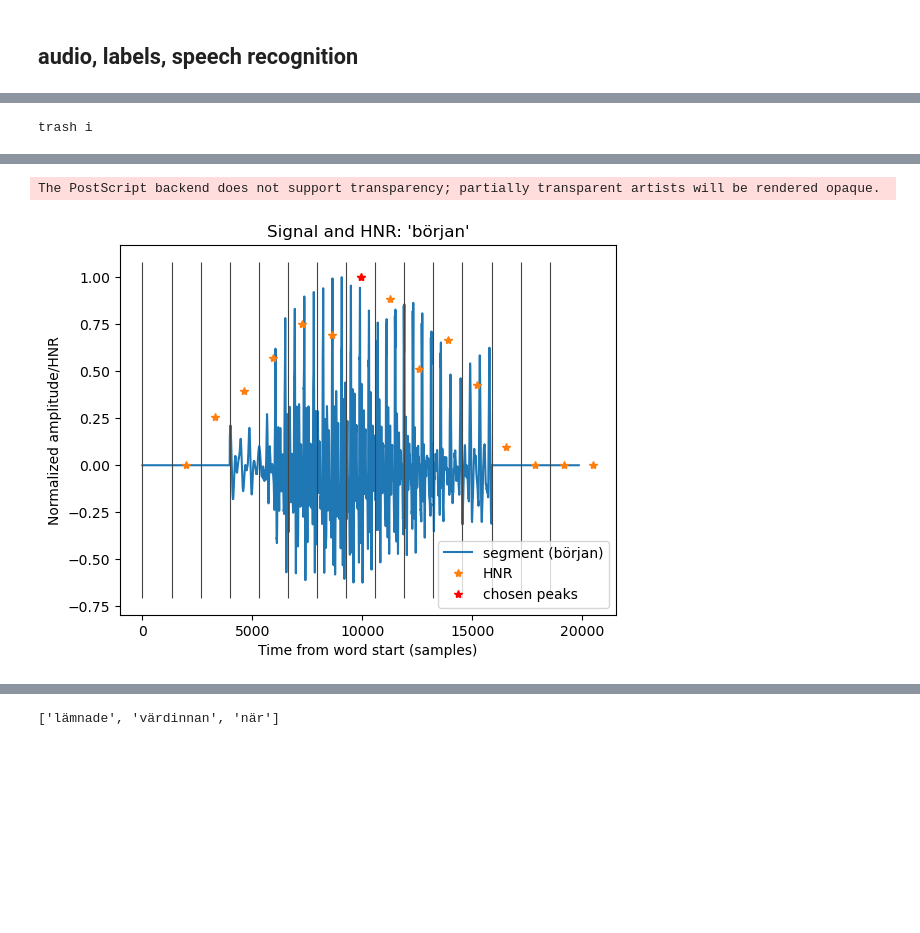
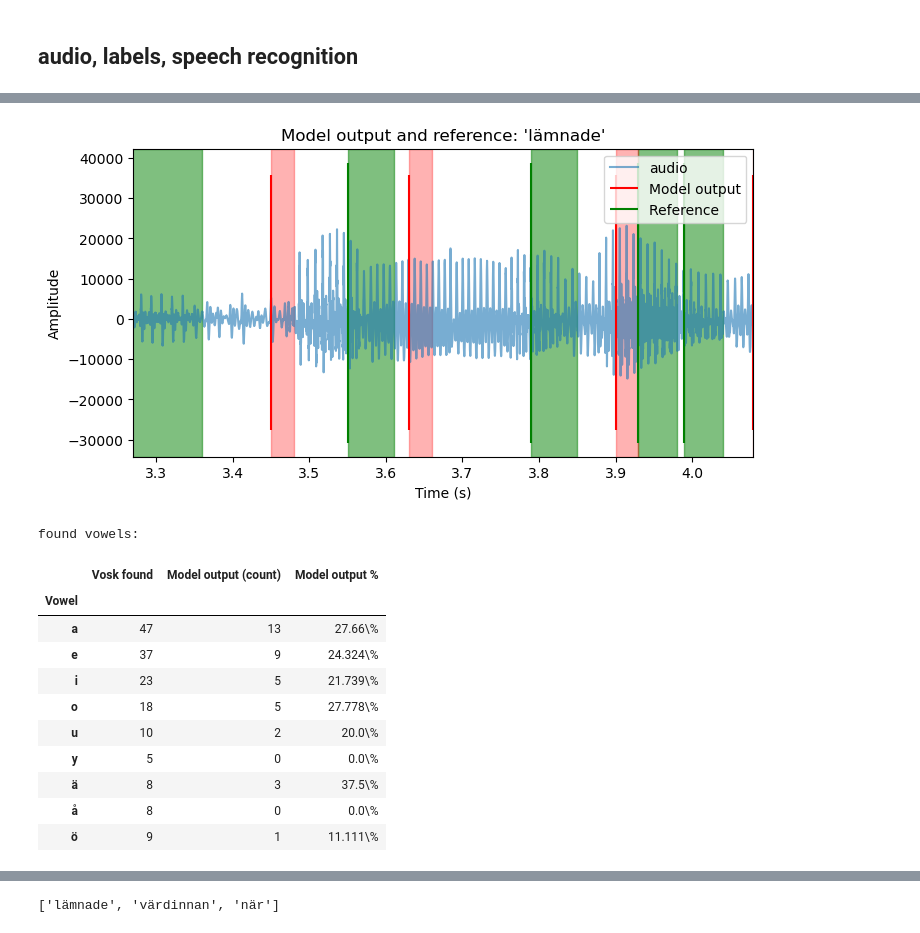
Before and after one commit to TobiasBjork/VowelProject, a Jupyter notebook: evaluation_labels.ipynb, the cells around one changed output, grey strips where cells are left out. Drawn from its saved outputs; the diff is of its cells as text; code cells hidden in the pictures; blank space fills up the shorter version.

```diff
--- a/evaluation_labels.ipynb
+++ b/evaluation_labels.ipynb
@@ -79,38 +110,65 @@ i skymningen en mycket het dag i början av juli lämnade en ung man sin kammare
 # %%
-reload(tools)
-plt.style.use("default")
-# plt.style.use("default")
+words_str = [w["word"] for w in words]
 
-add_context = False
-fl = int(0.03 * Fs)
-grouped_frames = tools.extract_vowels(
-    words,
-    audio,
-    Fs,
-    fl,
-    plot_word="början",
-    print_info=True,
-)
-plt.savefig("figures/exampleword_good_light.eps", dpi=600)
+# find vosk timestamps
+idx = words_str.index(test)
+
+start, stop = words[idx]["start"], words[idx]["end"]
+
+plt.figure(figsize=(8, 4))
+tools.plot_intervals(audio, starts_all, stops_all, labels_df, Fs)
+tr = (0, len(audio) / Fs)
+tr = (start - 3 * fl / Fs, stop + 3 * fl / Fs)
+
+plt.xlim(*tr)
+plt.legend(loc="upper right")
+plt.title(f"Model output and reference: '{test}'")
+plt.savefig("figures/exampleword_bad_output_light.svg", dpi=600)
+
 plt.show()
+
 
 vowels_in_text = {v: 0 for v in tools.VOWELS_SV}
 for c in tools.checkVowels(text, tools.VOWELS_SV):
     vowels_in_text[c] += 1
 
-
+rows = []
 print("found vowels:")
 for v in grouped_frames.keys():
-    print(
-        "    ",
-        v,
-        len(grouped_frames[v]["frame"]),
-        str(round(100 * len(grouped_frames[v]["frame"]) / max(vowels_in_text[v], 1), 3))
-        + "%",
+    rows.append(
+        [
+            v,
+            vowels_in_text[v],
+            len(grouped_frames[v]["frame"]),
+            str(
+                round(
+                    100 * len(grouped_frames[v]["frame"]) / max(vowels_in_text[v], 1), 3
+                )
+            )
+            + r"\%",
+        ]
     )
-
+df_info = pd.DataFrame.from_records(
+    rows, columns=["Vowel", "Vosk found", "Model output (count)", "Model output %"]
+)
+df_info.set_index("Vowel", inplace=True)
+df_info.sort_index(inplace=True)
+display(df_info)
+print(df_info.to_latex())
 print("total: vowels in text", sum([vowels_in_text[v] for v in vowels_in_text.keys()]))
 for v in vowels_in_text.keys():
     print(vowels_in_text[v])
 # %% [output]
+[figure, new version]
-trash i
+found vowels:
+|  | Vosk found | Model output (count) | Model output % |
+| Vowel |  |  |  |
+| a | 47 | 13 | 27.66\% |
+| e | 37 | 9 | 24.324\% |
+| i | 23 | 5 | 21.739\% |
+| o | 18 | 5 | 27.778\% |
+| u | 10 | 2 | 20.0\% |
+| y | 5 | 0 | 0.0\% |
+| ä | 8 | 3 | 37.5\% |
+| å | 8 | 0 | 0.0\% |
+| ö | 9 | 1 | 11.111\% |
@@ -146,2 +191,0 @@ keep alltid
-The PostScript backend does not support transparency; partially transparent artists will be rendered opaque.
-[figure, old version]
```
Also changed, not shown: parts of 9 cells of this notebook, 12 other files.
